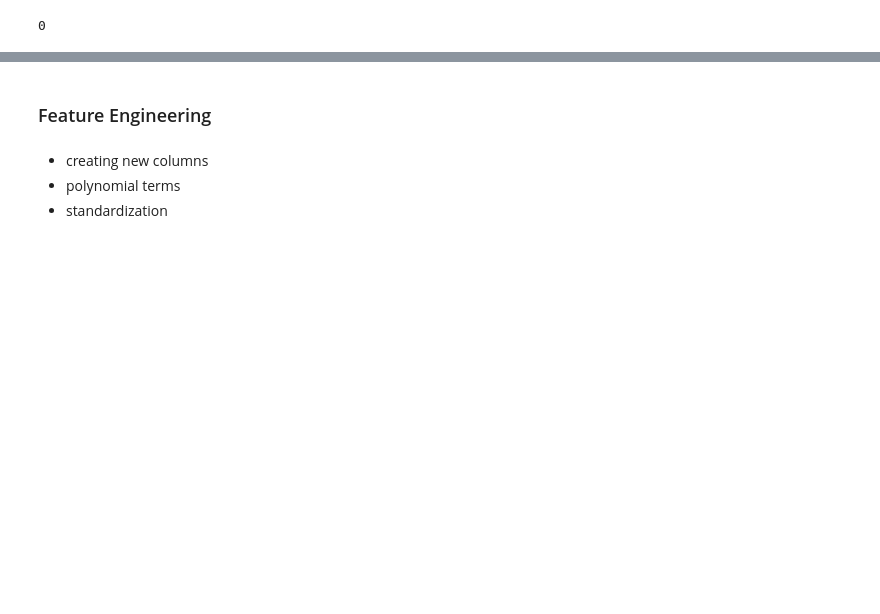
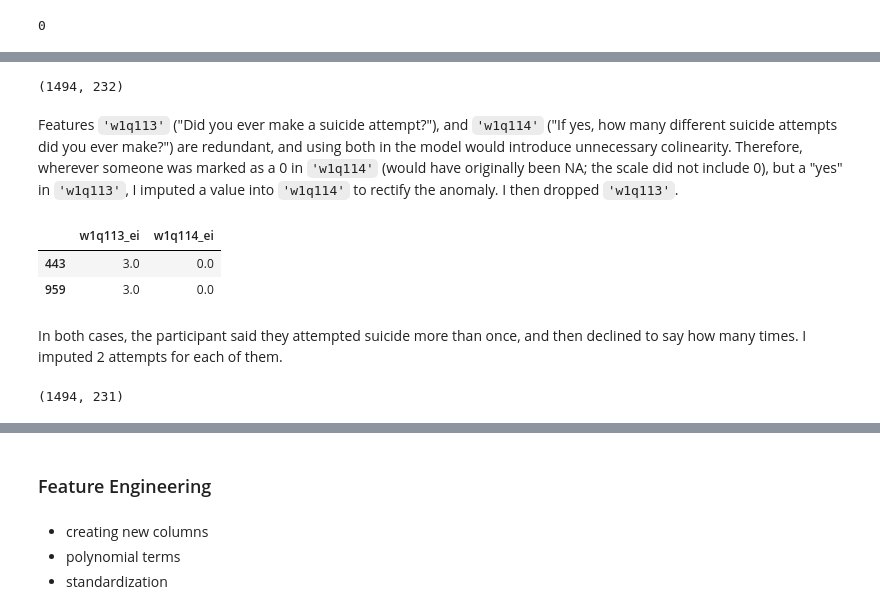
Before and after one commit to emilyksanders/Sanders-dsb-318-capstone, a Jupyter notebook: 01_notebooks/02_Data_Preparation.ipynb, the cells around one changed output, grey strips where cells are left out. Cells and saved outputs as stored; diff of their text form; code cells hidden in the pictures; blank space fills up the shorter version.

```diff
--- a/01_notebooks/02_Data_Preparation.ipynb
+++ b/01_notebooks/02_Data_Preparation.ipynb
@@ -512,0 +573,4 @@ meyer.shape
+# %%
+# Drop the originals
+meyer.drop(columns = ['w1q101', 'w1q105', 'w1q109', "w1q113", "w1q119"], inplace = True)
+meyer.shape
@@ -512,0 +589,38 @@ meyer.shape
+# %%
+# Replace the 97s with 0s
+meyer.loc[:, 'w1q114_ei'] = np.where(meyer.loc[:, 'w1q114']==97, 0, meyer.loc[:, 'w1q114'])
+
+# Replace the range values
+cond7 = meyer['w1q114_ei']==7.0
+meyer.loc[cond7, 'w1q114_ei']=11
+
+cond8 = meyer['w1q114_ei']==8.0
+meyer.loc[cond8, 'w1q114_ei']=16
+
+cond9 = meyer['w1q114_ei']==9.0
+meyer.loc[cond9, 'w1q114_ei']=21
+# %%
+# Impute all others
+meyer['w1q114_ei'] = meyer['w1q114_ei'].fillna(0)
+# %%
+# Drop the original
+meyer.drop(columns = ['w1q114'], inplace = True)
+meyer.shape
+# %% [output]
+(1494, 232)
+# %% [markdown]
+Features `'w1q113'` ("Did you ever make a suicide attempt?"), and `'w1q114'` ("If yes, how many different suicide attempts did you ever make?") are redundant, and using both in the model would introduce unnecessary colinearity.  Therefore, wherever someone was marked as a 0 in `'w1q114'` (would have originally been NA; the scale did not include 0), but a "yes" in `'w1q113'`, I imputed a value into `'w1q114'` to rectify the anomaly.  I then dropped `'w1q113'`.
+# %%
+# Define the conditions
+cond1 = meyer['w1q113_ei']>1
+cond2 = meyer['w1q114_ei']==0
+
+# See the observations
+check = meyer.loc[(cond1 & cond2), ['w1q113_ei', 'w1q114_ei']]
+check
+# %% [output]
+|  | w1q113_ei | w1q114_ei |
+| 443 | 3.0 | 0.0 |
+| 959 | 3.0 | 0.0 |
+# %% [markdown]
+In both cases, the participant said they attempted suicide more than once, and then declined to say how many times.  I imputed 2 attempts for each of them.
@@ -512,0 +630,6 @@ meyer.shape
+# %%
+# Drop 'w1q113_ei'
+meyer.drop(columns = ['w1q113_ei'], inplace = True)
+meyer.shape
+# %% [output]
+(1494, 231)
```
Also changed, not shown: parts of 52 cells of this notebook, 2 other files.
